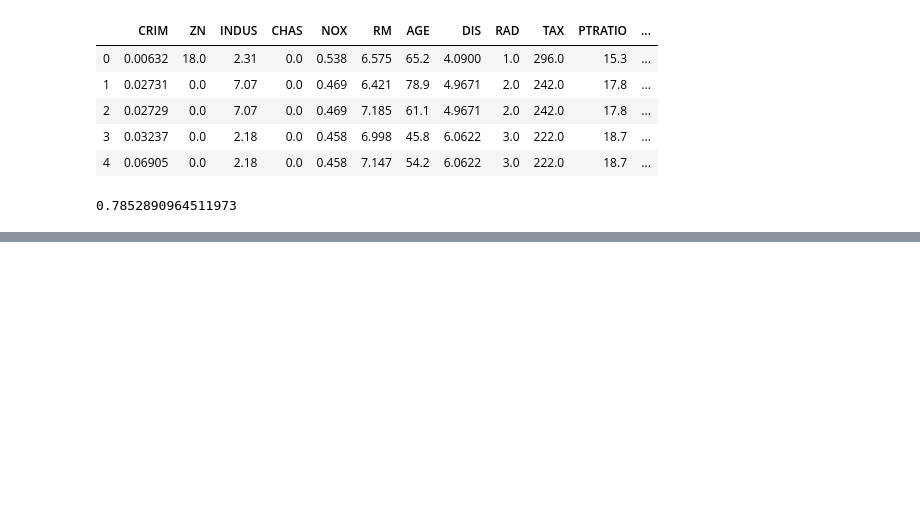
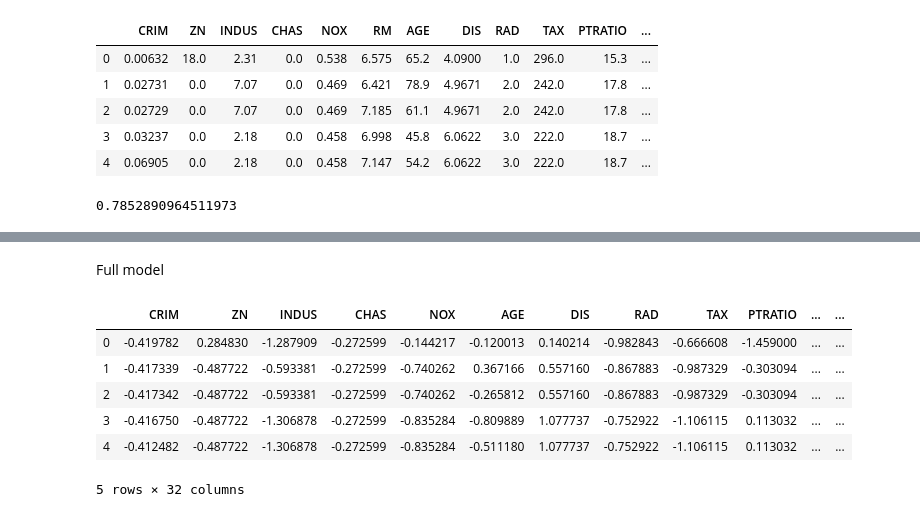
Before and after one commit to nadinezab/guided-projects, a Jupyter notebook: 1_Boston_Housing.ipynb, the cells around one changed output, grey strips where cells are left out. Saved outputs shown, nothing was run; the diff lists cells and outputs as text; code cells hidden in the pictures; blank space fills up the shorter version.

```diff
--- a/1_Boston_Housing.ipynb
+++ b/1_Boston_Housing.ipynb
@@ -953,0 +1051,13 @@ strong multicollinearity or other numerical problems.
+# %%
+polynomials = []
+degrees = [2,3,4]
+
+for feature in df.columns:
+    for degree in degrees:
+        df = X_scaled.copy()
+        poly = PolynomialFeatures(degree, include_bias = False)
+        X_transformed = poly.fit_transform(X[[feature]])
+        df = pd.concat([df.drop(feature, axis=1),pd.DataFrame(X_transformed)], axis=1)
+        score = np.mean(cross_val_score(linreg, df, y, scoring='r2', cv=crossval))
+        if score > base_r_2:
+            polynomials.append((feature, degree, round(score, 3)))
@@ -953,0 +1106,13 @@ strong multicollinearity or other numerical problems.
+# %% [markdown]
+Full model
+# %%
+# Your code here
+df_with_inter.head()
+# %% [output]
+|  | CRIM | ZN | INDUS | CHAS | NOX | AGE | DIS | RAD | TAX | PTRATIO | ... | ... |
+| 0 | -0.419782 | 0.284830 | -1.287909 | -0.272599 | -0.144217 | -0.120013 | 0.140214 | -0.982843 | -0.666608 | -1.459000 | ... | ... |
+| 1 | -0.417339 | -0.487722 | -0.593381 | -0.272599 | -0.740262 | 0.367166 | 0.557160 | -0.867883 | -0.987329 | -0.303094 | ... | ... |
+| 2 | -0.417342 | -0.487722 | -0.593381 | -0.272599 | -0.740262 | -0.265812 | 0.557160 | -0.867883 | -0.987329 | -0.303094 | ... | ... |
+| 3 | -0.416750 | -0.487722 | -1.306878 | -0.272599 | -0.835284 | -0.809889 | 1.077737 | -0.752922 | -1.106115 | 0.113032 | ... | ... |
+| 4 | -0.412482 | -0.487722 | -1.306878 | -0.272599 | -0.835284 | -0.511180 | 1.077737 | -0.752922 | -1.106115 | 0.113032 | ... | ... |
+5 rows × 32 columns
```
Also changed, not shown: parts of 25 cells of this notebook.
